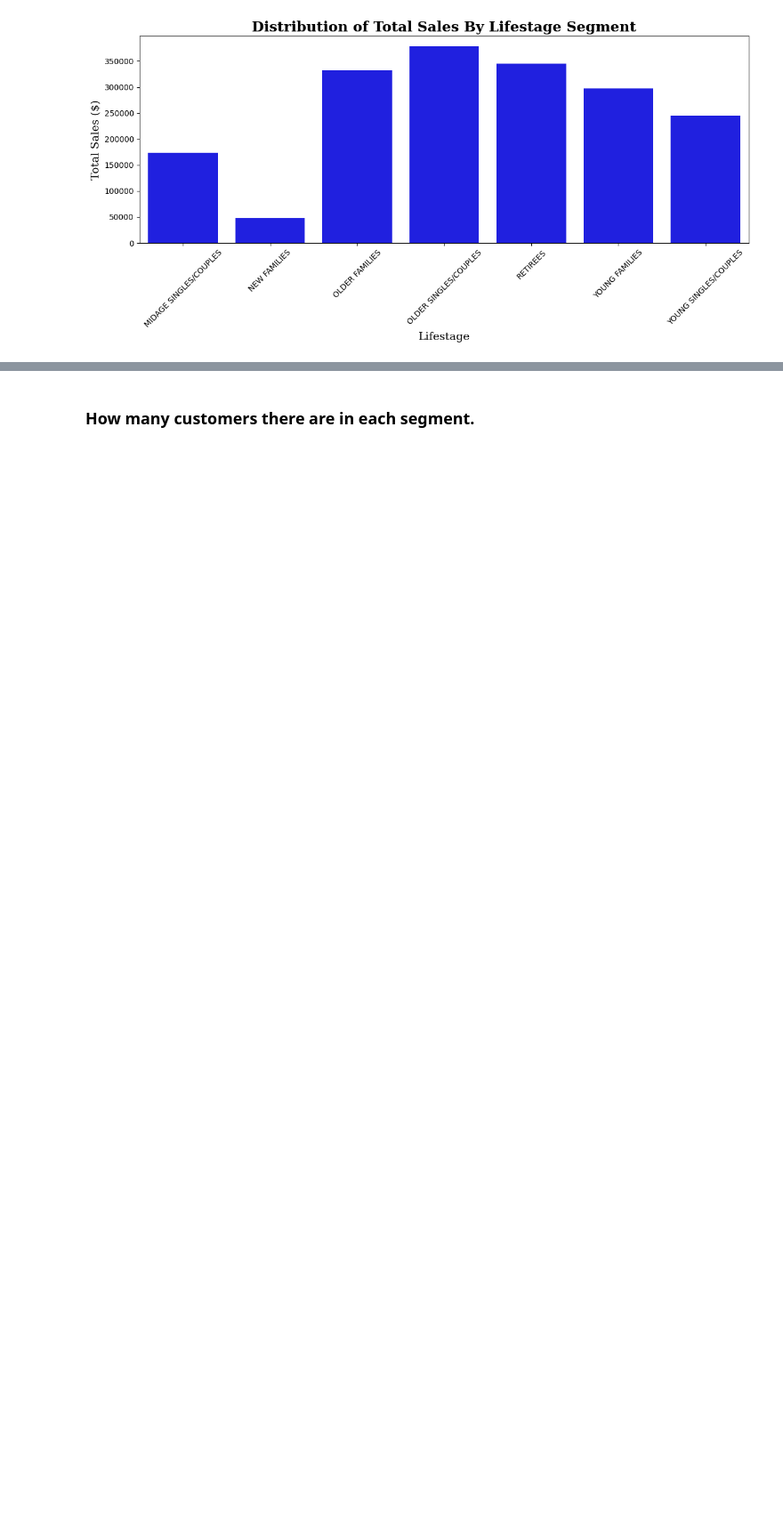
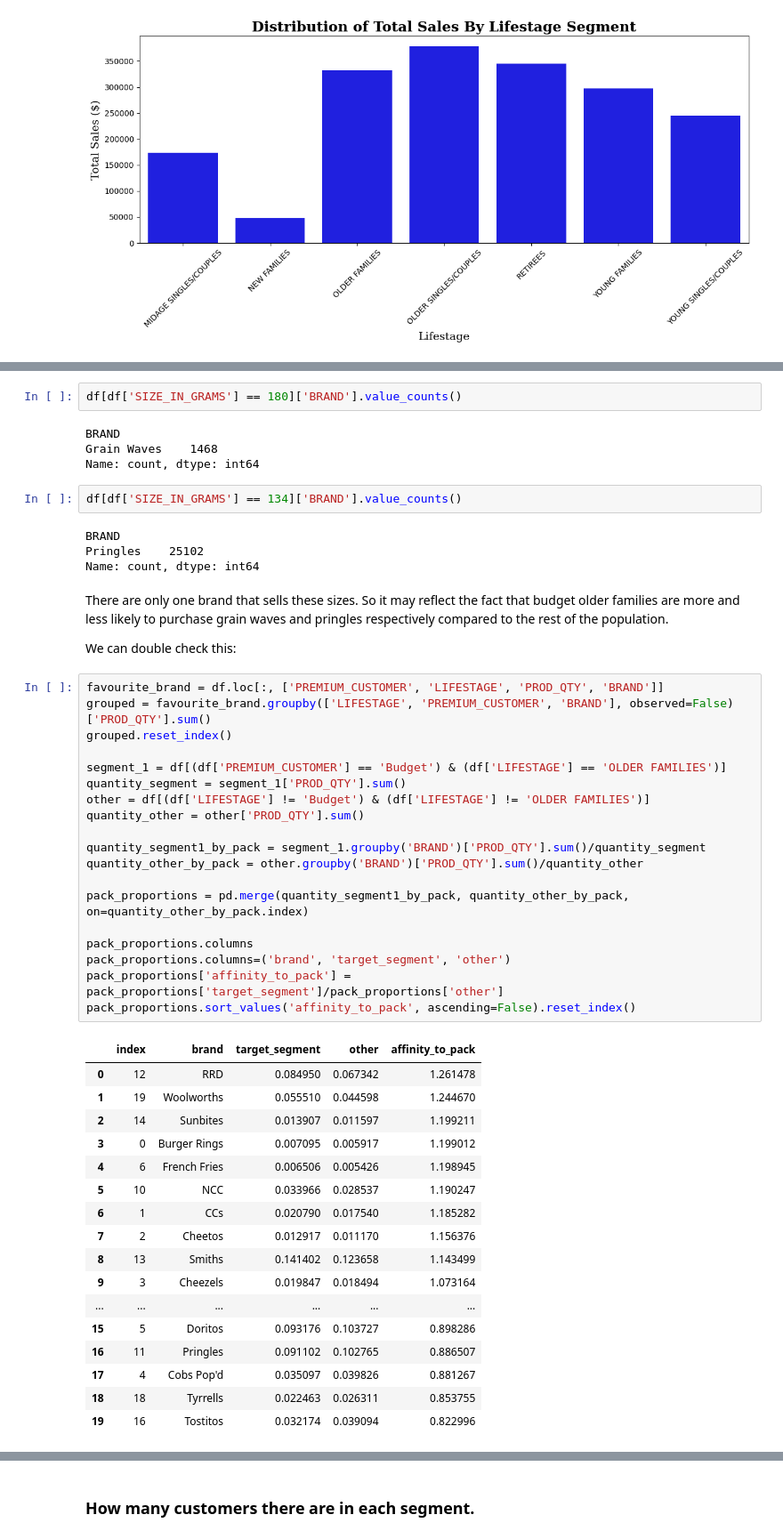
Before and after one commit to FerrucciS/Forage-Quantium, a Jupyter notebook: notebook.ipynb, the cells around one changed output, grey strips where cells are left out. Shown at 89% size. Saved outputs shown, nothing was run; the diff lists cells and outputs as text; blank space fills up the shorter version.

```diff
--- a/notebook.ipynb
+++ b/notebook.ipynb
@@ -608,0 +756,54 @@ Total                  Sum         1819778.40
+# %%
+df[df['SIZE_IN_GRAMS'] == 180]['BRAND'].value_counts()
+# %% [output]
+BRAND
+Grain Waves    1468
+Name: count, dtype: int64
+# %%
+df[df['SIZE_IN_GRAMS'] == 134]['BRAND'].value_counts()
+# %% [output]
+BRAND
+Pringles    25102
+Name: count, dtype: int64
+# %% [markdown]
+There are only one brand that sells these sizes. So it may reflect the fact that budget older families are more and less likely to purchase grain waves and pringles respectively compared to the rest of the population.
+
+
+We can double check this:
+# %%
+favourite_brand = df.loc[:, ['PREMIUM_CUSTOMER', 'LIFESTAGE', 'PROD_QTY', 'BRAND']]
+grouped = favourite_brand.groupby(['LIFESTAGE', 'PREMIUM_CUSTOMER', 'BRAND'], observed=False)['PROD_QTY'].sum()
+grouped.reset_index()
+
+segment_1 = df[(df['PREMIUM_CUSTOMER'] == 'Budget') & (df['LIFESTAGE'] == 'OLDER FAMILIES')]
+quantity_segment = segment_1['PROD_QTY'].sum()
+other = df[(df['LIFESTAGE'] != 'Budget') & (df['LIFESTAGE'] != 'OLDER FAMILIES')]
+quantity_other = other['PROD_QTY'].sum()
+
+quantity_segment1_by_pack = segment_1.groupby('BRAND')['PROD_QTY'].sum()/quantity_segment
+quantity_other_by_pack = other.groupby('BRAND')['PROD_QTY'].sum()/quantity_other
+
+pack_proportions = pd.merge(quantity_segment1_by_pack, quantity_other_by_pack, on=quantity_other_by_pack.index)
+
+pack_proportions.columns
+pack_proportions.columns=('brand', 'target_segment', 'other')
+pack_proportions['affinity_to_pack'] = pack_proportions['target_segment']/pack_proportions['other']
+pack_proportions.sort_values('affinity_to_pack', ascending=False).reset_index()
+# %% [output]
+|  | index | brand | target_segment | other | affinity_to_pack |
+| 0 | 12 | RRD | 0.084950 | 0.067342 | 1.261478 |
+| 1 | 19 | Woolworths | 0.055510 | 0.044598 | 1.244670 |
+| 2 | 14 | Sunbites | 0.013907 | 0.011597 | 1.199211 |
+| 3 | 0 | Burger Rings | 0.007095 | 0.005917 | 1.199012 |
+| 4 | 6 | French Fries | 0.006506 | 0.005426 | 1.198945 |
+| 5 | 10 | NCC | 0.033966 | 0.028537 | 1.190247 |
+| 6 | 1 | CCs | 0.020790 | 0.017540 | 1.185282 |
+| 7 | 2 | Cheetos | 0.012917 | 0.011170 | 1.156376 |
+| 8 | 13 | Smiths | 0.141402 | 0.123658 | 1.143499 |
+| 9 | 3 | Cheezels | 0.019847 | 0.018494 | 1.073164 |
+| ... | ... | ... | ... | ... | ... |
+| 15 | 5 | Doritos | 0.093176 | 0.103727 | 0.898286 |
+| 16 | 11 | Pringles | 0.091102 | 0.102765 | 0.886507 |
+| 17 | 4 | Cobs Pop'd | 0.035097 | 0.039826 | 0.881267 |
+| 18 | 18 | Tyrrells | 0.022463 | 0.026311 | 0.853755 |
+| 19 | 16 | Tostitos | 0.032174 | 0.039094 | 0.822996 |
```
Also changed, not shown: parts of 34 cells of this notebook, 4 other files.
